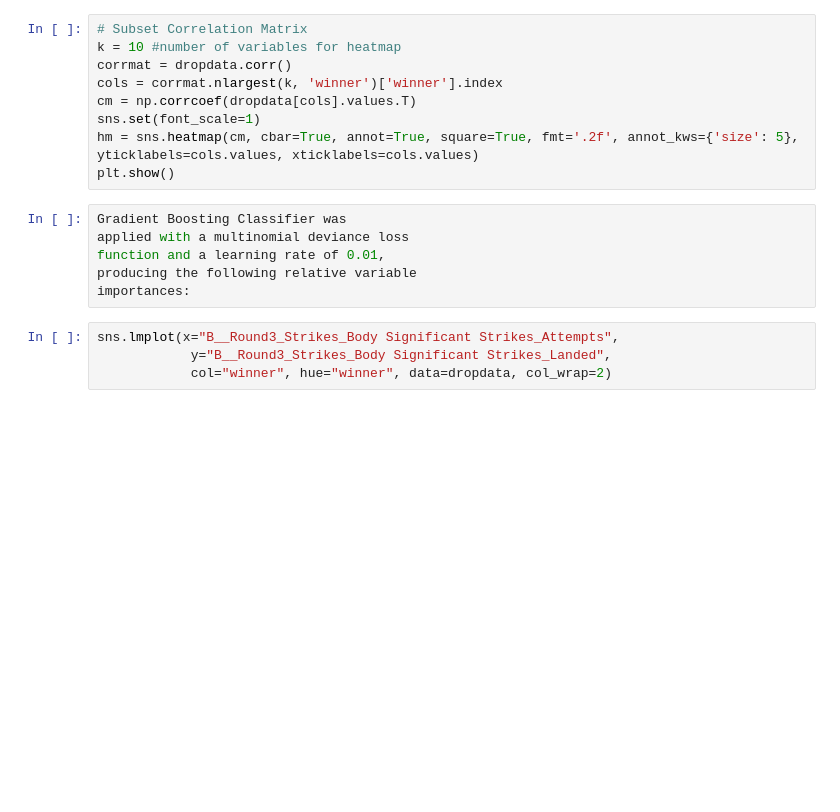
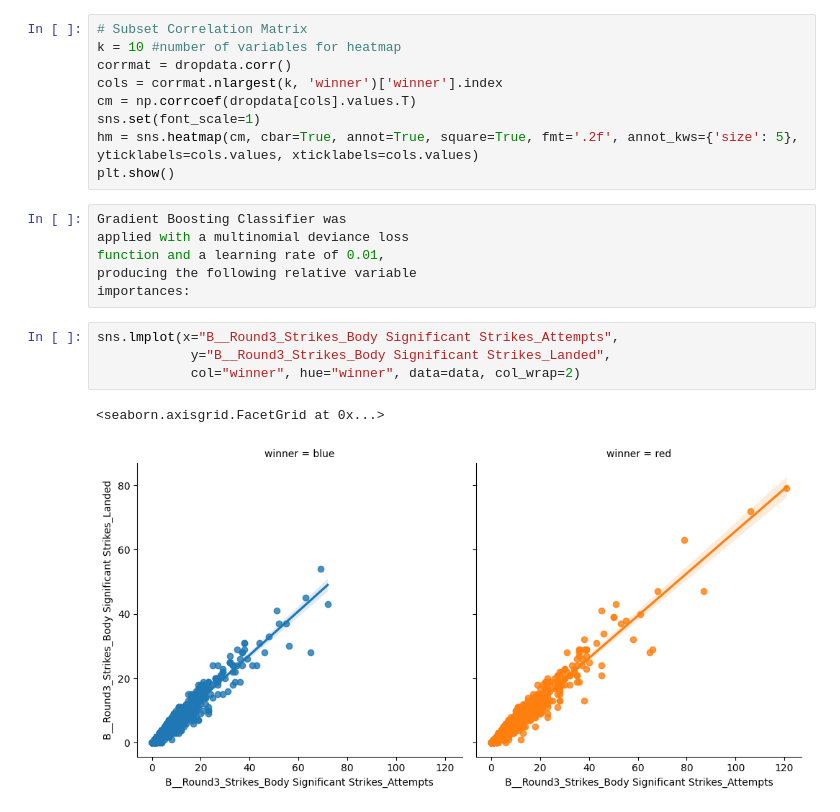
Before and after one commit to avulic/ufcChatVas, a Jupyter notebook: kod.ipynb, the cells around one changed output. Saved outputs shown, nothing was run; the diff lists cells and outputs as text; blank space fills up the shorter version.

```diff
--- a/kod.ipynb
+++ b/kod.ipynb
@@ -215,4 +210,7 @@ importances:
 # %%
 sns.lmplot(x="B__Round3_Strikes_Body Significant Strikes_Attempts",
             y="B__Round3_Strikes_Body Significant Strikes_Landed",
-            col="winner", hue="winner", data=dropdata, col_wrap=2)
+            col="winner", hue="winner", data=data, col_wrap=2)
+# %% [output]
+<seaborn.axisgrid.FacetGrid at 0x...>
+[figure, added]
```
Also changed, not shown: parts of 32 cells of this notebook, 5 other files.
